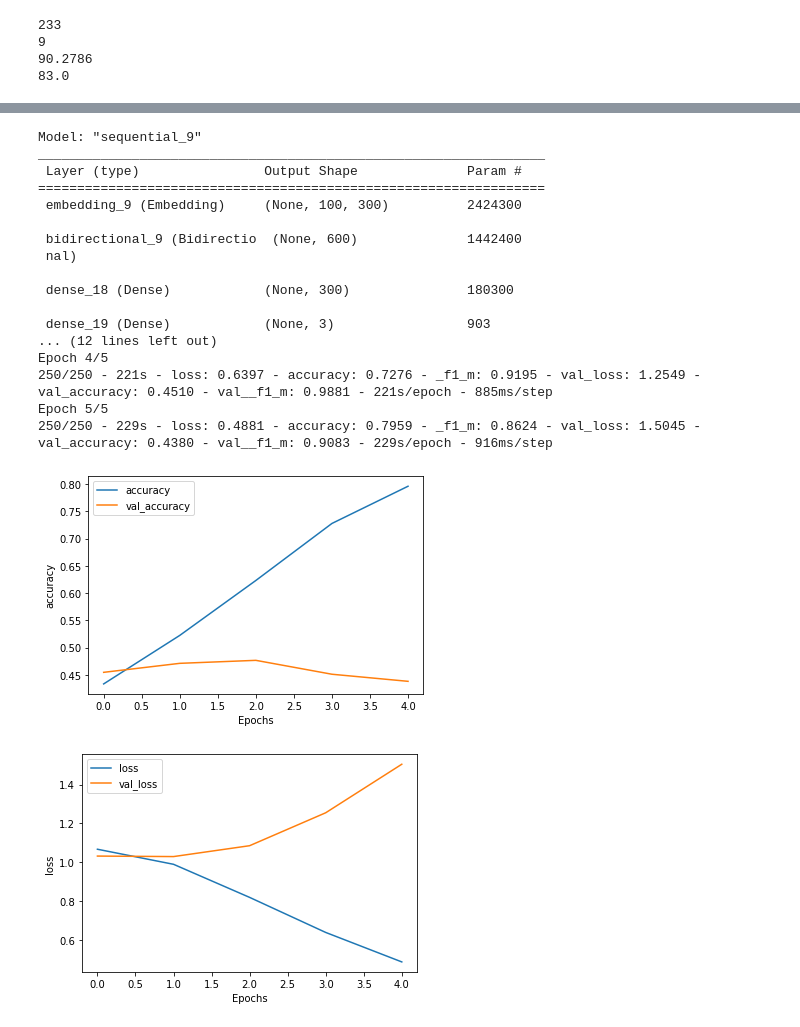
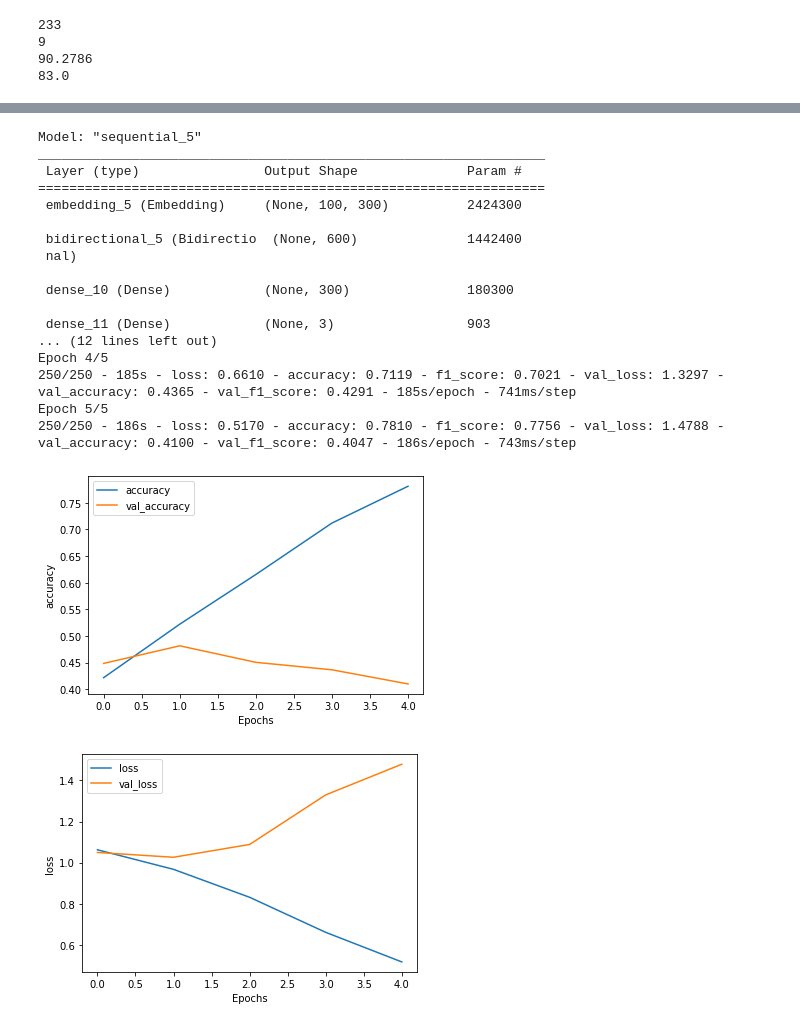
Before and after one commit to Gilone/Calorie-Prediction, a Jupyter notebook: Assignment2_Glove.ipynb, the cells around one changed output, grey strips where cells are left out. Saved outputs shown, nothing was run; the diff lists cells and outputs as text; code cells hidden in the pictures.

```diff
--- a/Assignment2_Glove.ipynb
+++ b/Assignment2_Glove.ipynb
@@ -146,24 +147,24 @@ KeyboardInterrupt:
 # %%
-SC = StepsClassifier(steps_articel_train, calorie_level_train, steps_articel_test, calorie_level_test, glove_model=GM, activation='tanh', trainable=True, max_length=100)
+SC = StepsClassifier(steps_articel_train, one_hot_calorie_train, steps_articel_test, one_hot_calorie_test, glove_model=GM, activation='tanh', trainable=True, max_length=100)
 SC.train(num_epochs=5)
 # %% [output]
-Model: "sequential_9"
+Model: "sequential_5"
 _________________________________________________________________
  Layer (type)                Output Shape              Param #
 =================================================================
- embedding_9 (Embedding)     (None, 100, 300)          2424300
+ embedding_5 (Embedding)     (None, 100, 300)          2424300
 
- bidirectional_9 (Bidirectio  (None, 600)              1442400
+ bidirectional_5 (Bidirectio  (None, 600)              1442400
  nal)
 
- dense_18 (Dense)            (None, 300)               180300
+ dense_10 (Dense)            (None, 300)               180300
 
- dense_19 (Dense)            (None, 3)                 903
+ dense_11 (Dense)            (None, 3)                 903
 ... (12 lines left out)
 Epoch 4/5
-250/250 - 221s - loss: 0.6397 - accuracy: 0.7276 - _f1_m: 0.9195 - val_loss: 1.2549 - val_accuracy: 0.4510 - val__f1_m: 0.9881 - 221s/epoch - 885ms/step
+250/250 - 185s - loss: 0.6610 - accuracy: 0.7119 - f1_score: 0.7021 - val_loss: 1.3297 - val_accuracy: 0.4365 - val_f1_score: 0.4291 - 185s/epoch - 741ms/step
 Epoch 5/5
-250/250 - 229s - loss: 0.4881 - accuracy: 0.7959 - _f1_m: 0.8624 - val_loss: 1.5045 - val_accuracy: 0.4380 - val__f1_m: 0.9083 - 229s/epoch - 916ms/step
+250/250 - 186s - loss: 0.5170 - accuracy: 0.7810 - f1_score: 0.7756 - val_loss: 1.4788 - val_accuracy: 0.4100 - val_f1_score: 0.4047 - 186s/epoch - 743ms/step
-[figure, old version]
+[figure, new version]
-[figure, old version]
+[figure, new version]
 # %%
```
Also changed, not shown: parts of 9 cells of this notebook.
